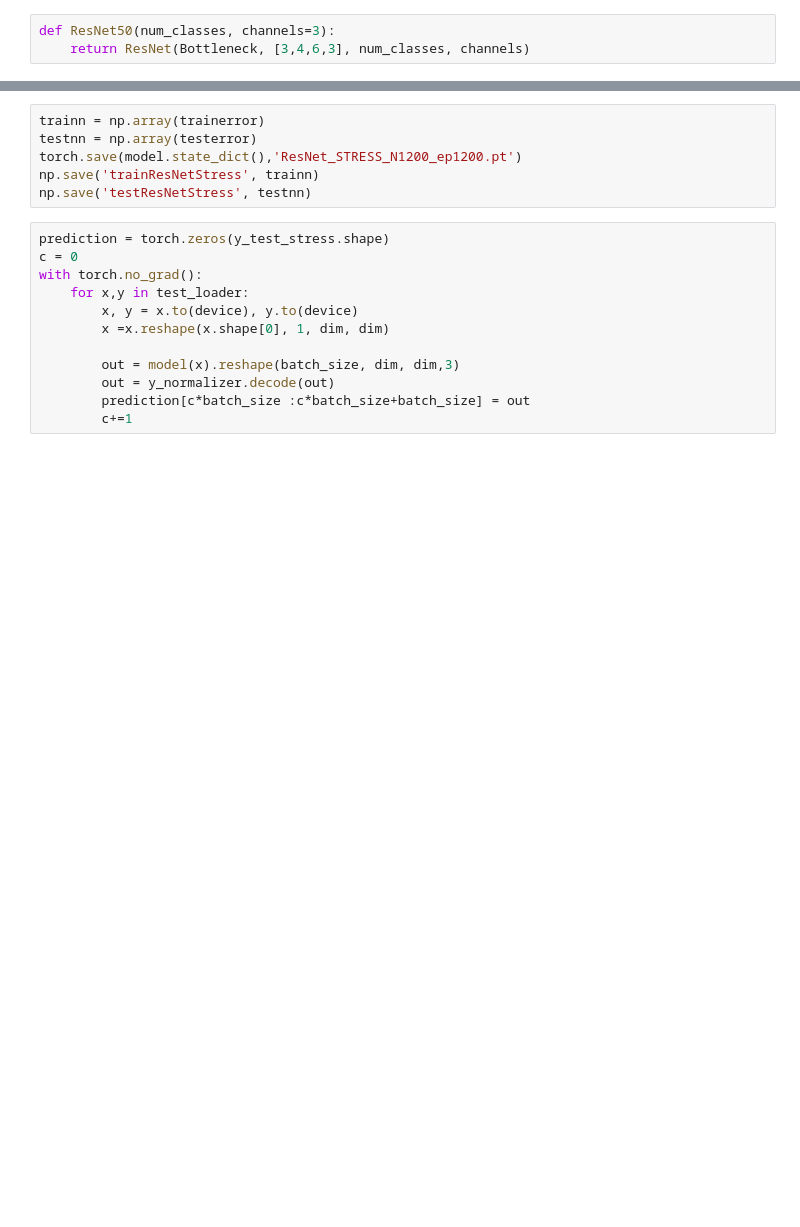
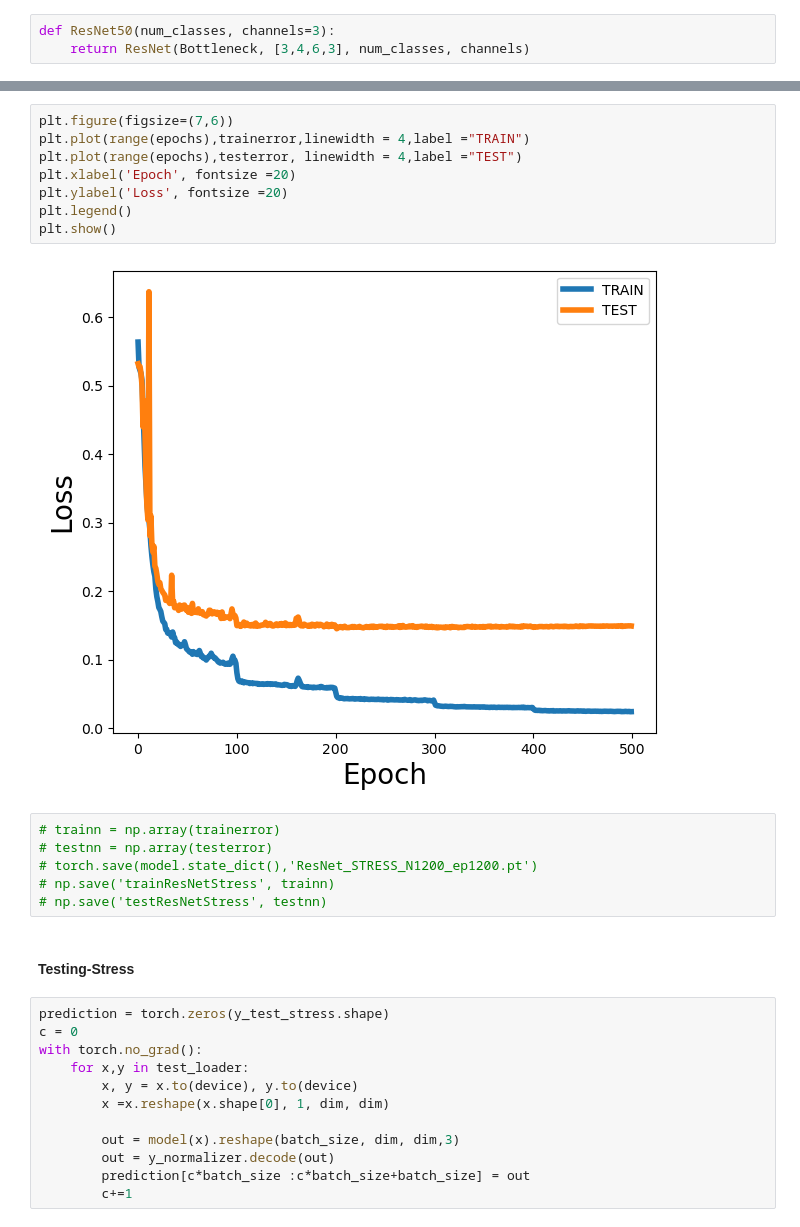
Before and after one commit to M3RG-IITD/FNO-StressStrain, a Jupyter notebook: benchmarking/ResNet.ipynb, the cells around one changed output, grey strips where cells are left out. Drawn from its saved outputs; the diff is of its cells as text; blank space fills up the shorter version.

```diff
--- a/benchmarking/ResNet.ipynb
+++ b/benchmarking/ResNet.ipynb
@@ -548,9 +528,21 @@ for ep in range(epochs):
+# %%
+plt.figure(figsize=(7,6))
+plt.plot(range(epochs),trainerror,linewidth = 4,label ="TRAIN")
+plt.plot(range(epochs),testerror, linewidth = 4,label ="TEST")
+plt.xlabel('Epoch', fontsize =20)
+plt.ylabel('Loss', fontsize =20)
+plt.legend()
+plt.show()
+# %% [output]
+[figure, added]
 # %%
-trainn = np.array(trainerror)
-testnn = np.array(testerror)
-torch.save(model.state_dict(),'ResNet_STRESS_N1200_ep1200.pt')
-np.save('trainResNetStress', trainn)
-np.save('testResNetStress', testnn)
+# trainn = np.array(trainerror)
+# testnn = np.array(testerror)
+# torch.save(model.state_dict(),'ResNet_STRESS_N1200_ep1200.pt')
+# np.save('trainResNetStress', trainn)
+# np.save('testResNetStress', testnn)
+# %% [markdown]
+#### Testing-Stress
 # %%
 prediction = torch.zeros(y_test_stress.shape)
 c = 0
```
Also changed, not shown: parts of 24 cells of this notebook, 4 other files.
